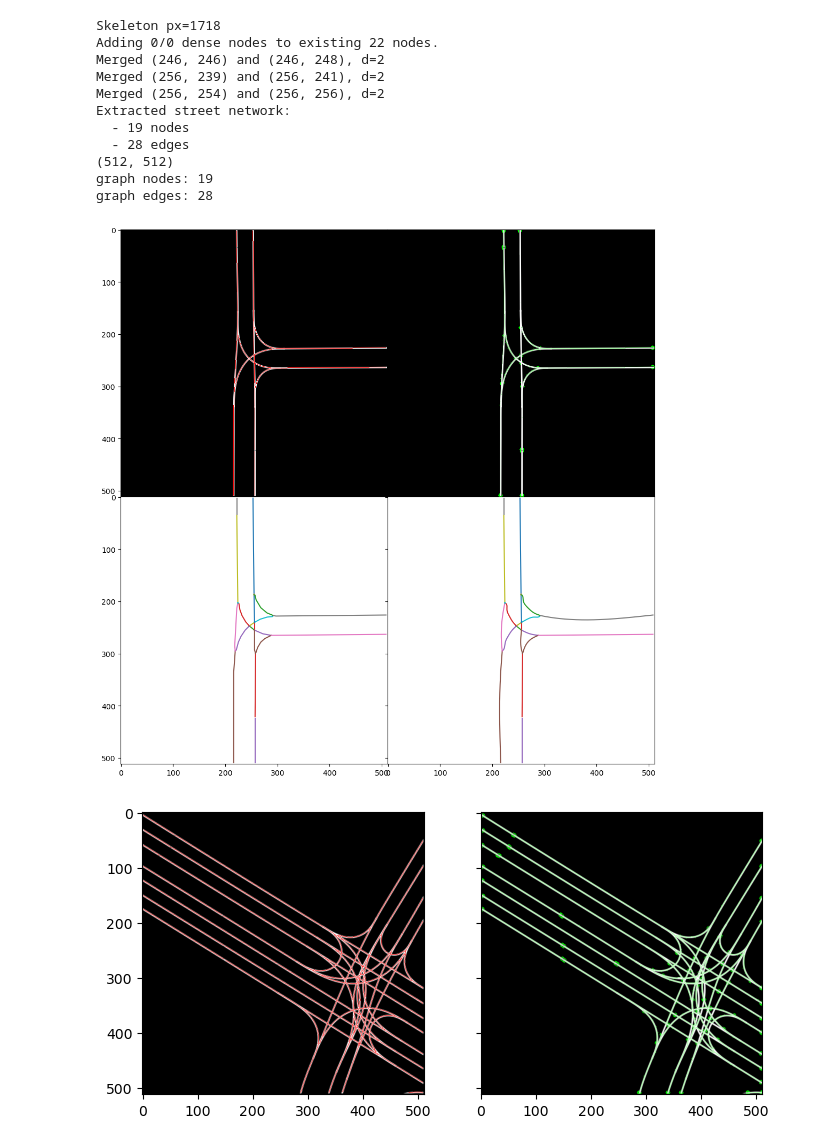
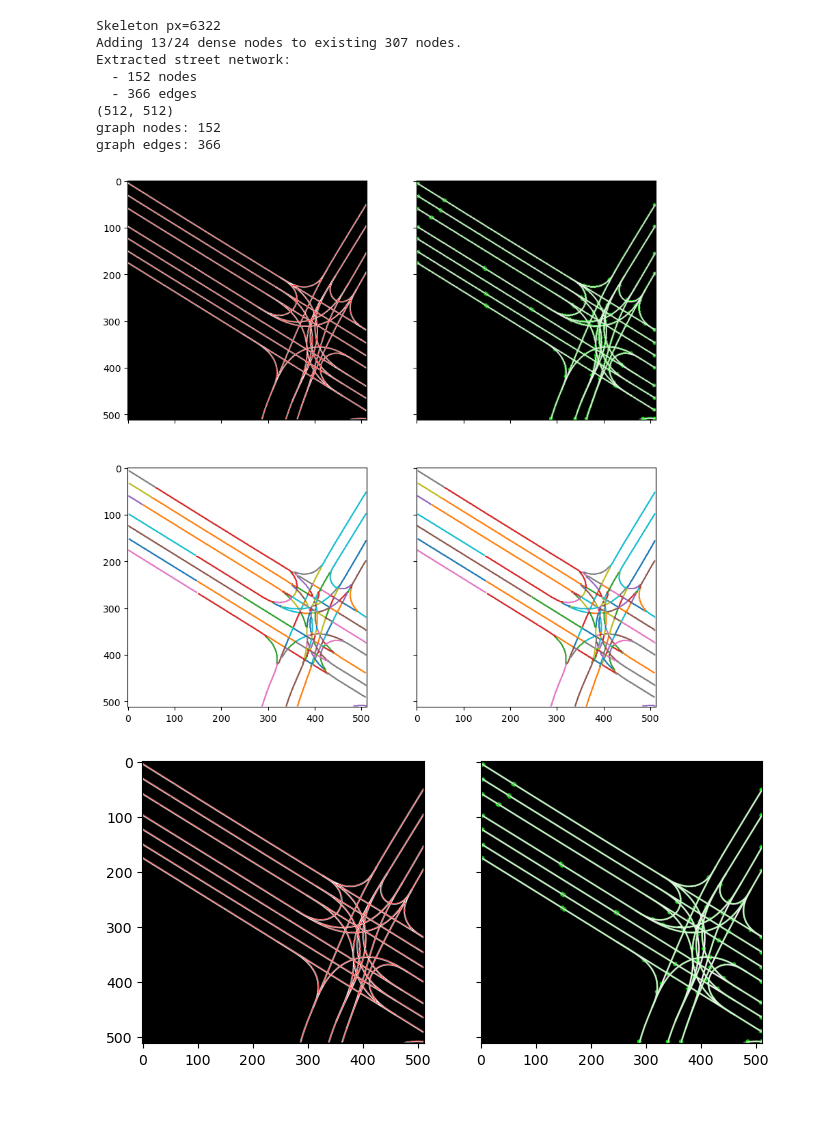
Before and after one commit to Excitablecell/extract-raster-network, a Jupyter notebook: extract_lanes.ipynb, the cells around one changed output. Drawn from its saved outputs; the diff is of its cells as text; code cells hidden in the pictures; blank space fills up the shorter version.

Commit message:
feat: skip simplify, use dense path

```diff
--- a/extract_lanes.ipynb
+++ b/extract_lanes.ipynb
@@ -17,64 +17,63 @@ def generate_frenet_frame(xs: np.ndarray, ys: np.ndarray):
     ref_rk = [cubic_spline.calc_curvature(i_s) for i_s in s]
     return cubic_spline, np.column_stack((ref_xy, ref_yaw, ref_rk))
 
-def image_to_polylines(im: Image) -> np.ndarray:
+def image_to_polylines(im: Image, simplify: bool=True) -> np.ndarray:
     rgb = (255, 255, 255)
     px = find_color(im, rgb).T
-    skel, g = extract_network(px, 4)
+    skel, g = extract_network(px, min_distance=4, simplify=simplify)
 
-    def network_to_polylines(g: nx.Graph):
+    fig, axes = plt.subplots(2, 2, figsize=(10, 10), sharex=True, sharey=True)
+    axes = axes.ravel()
+
+    def network_to_polylines(g: nx.Graph, simplify: bool=True) -> list:
         for i, (n1, n2, k) in enumerate(g.edges(keys=True)):
             edge = g[n1][n2][k]
             path = edge['path']
-            coords = np.array(path.coords)
+            if simplify:
+                coords = np.array(path.coords)
+            else:
+                coords = np.array(path)
             yield coords
 
-    polylines = network_to_polylines(g)
-
-    fig, axes = plt.subplots(2, 2, figsize=(10, 10), sharex=True, sharey=True)
-    axes = axes.ravel()
-    img_skeleton = render_skeleton(im, skel, (255, 0, 0))
-    img_network = render_network(im, g, (0, 255, 0))
-    axes[0].imshow(img_skeleton)
-    axes[1].imshow(img_network)
+    polylines = network_to_polylines(g, simplify=simplify)
 
     for polyline in polylines:
         xs = polyline[:, 0]
         ys = polyline[:, 1]
         axes[2].plot(xs, ys)
 
         cubic_spline, ref_curve = generate_frenet_frame(xs, ys)
         axes[3].plot(ref_curve[:, 0], ref_curve[:, 1])
 
+    img_skeleton = render_skeleton(im, skel, (255, 0, 0))
+    img_network = render_network(im, g, (0, 255, 0))
     axes[0].imshow(img_skeleton)
     axes[1].imshow(img_network)
     axes[2].set_aspect('equal')
     axes[2].invert_yaxis()
     axes[3].set_aspect('equal')
     axes[3].invert_yaxis()
-    plt.subplots_adjust(top=1, bottom=0, right=1, left=0, hspace=0, wspace=0)
-    plt.margins(0, 0)
+    # plt.subplots_adjust(top=1, bottom=0, right=1, left=0, hspace=0, wspace=0)
+    # plt.margins(0, 0)
     plt.show()
 
     return polylines
 
-
-png_file = 'samples/gt/0_gray.png'
+img_id = 1
+png_file = f'samples/gt/{img_id}_gray.png'
 im = Image.open(png_file)
-polylines = image_to_polylines(im)
+# polylines = image_to_polylines(im, simplify=True)
+polylines = image_to_polylines(im, simplify=False)
 # %% [output]
-Skeleton px=1718
-Adding 0/0 dense nodes to existing 22 nodes.
-Merged (246, 246) and (246, 248), d=2
-Merged (256, 239) and (256, 241), d=2
-Merged (256, 254) and (256, 256), d=2
+Skeleton px=6322
+Adding 13/24 dense nodes to existing 307 nodes.
 Extracted street network:
-  - 19 nodes
-  - 28 edges
+  - 152 nodes
+  - 366 edges
 (512, 512)
-graph nodes: 19
-graph edges: 28
+graph nodes: 152
+graph edges: 366
-[figure, old version]
+[figure, new version]
 # %%
 degrees = [val for (node, val) in G.degree()]
 # %% [output]
```
Also changed, not shown: 1 other file.
